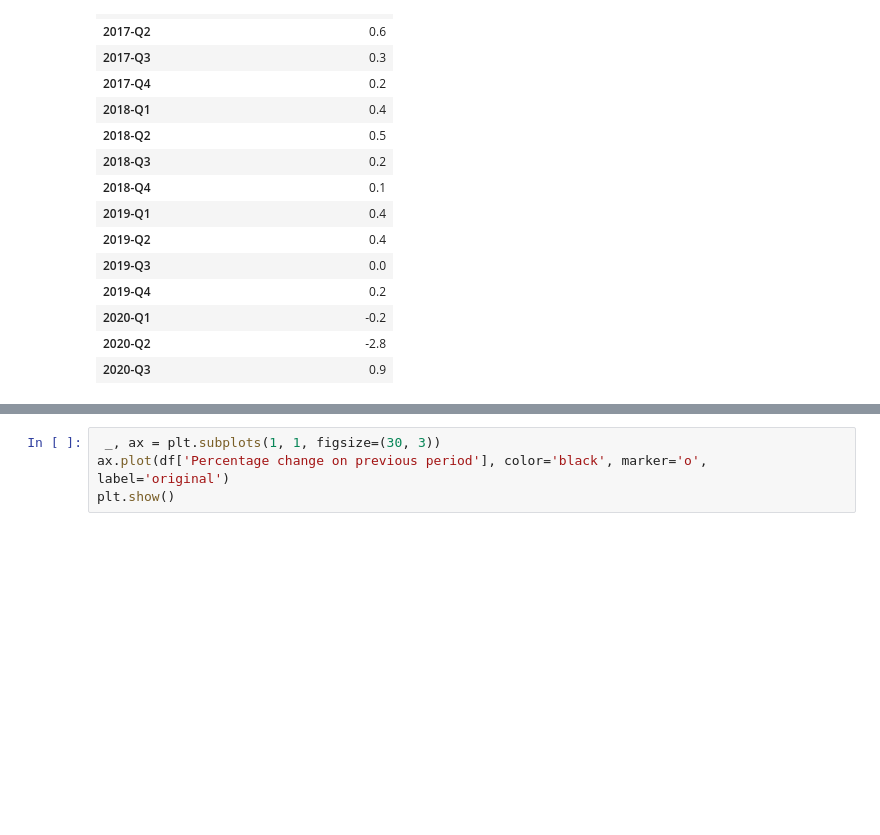
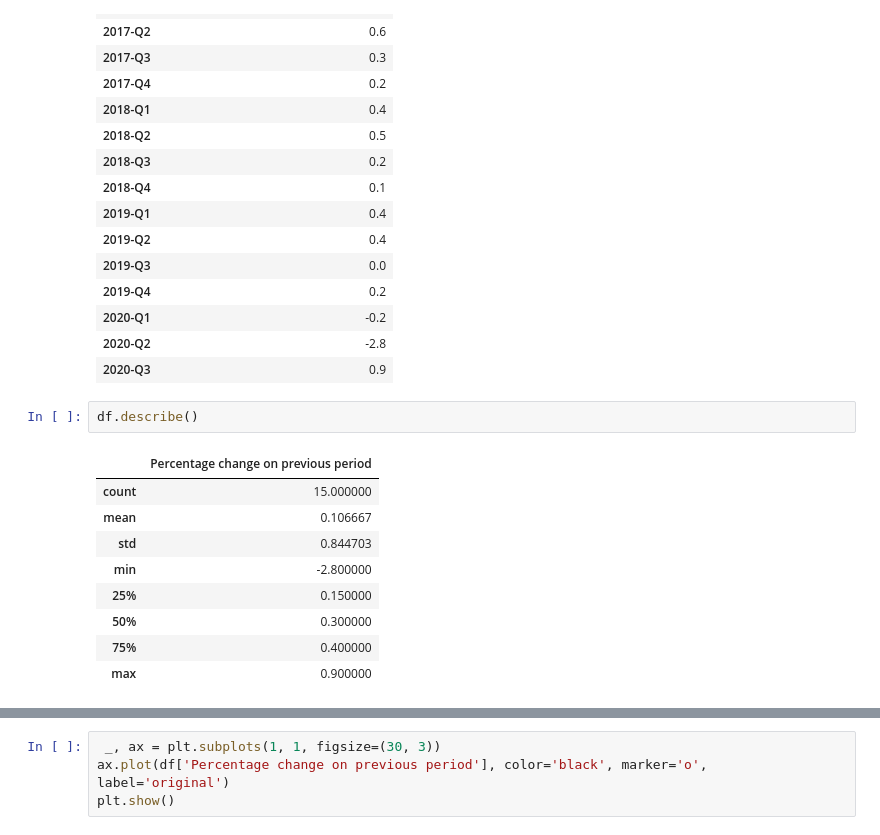
Before and after one commit to JoeJoe1313/Impact-of-Covid-19-on-the-Employment-Growth-in-the-EU, a Jupyter notebook: AEEM.ipynb, the cells around one changed output, grey strips where cells are left out. Saved outputs shown, nothing was run; the diff lists cells and outputs as text; blank space fills up the shorter version.

```diff
--- a/AEEM.ipynb
+++ b/AEEM.ipynb
@@ -26,3 +27,15 @@ df
 | 2020-Q1 | -0.2 |
 | 2020-Q2 | -2.8 |
 | 2020-Q3 | 0.9 |
+# %%
+df.describe()
+# %% [output]
+|  | Percentage change on previous period |
+| count | 15.000000 |
+| mean | 0.106667 |
+| std | 0.844703 |
+| min | -2.800000 |
+| 25% | 0.150000 |
+| 50% | 0.300000 |
+| 75% | 0.400000 |
+| max | 0.900000 |
```
Also changed, not shown: parts of 3 cells of this notebook.
